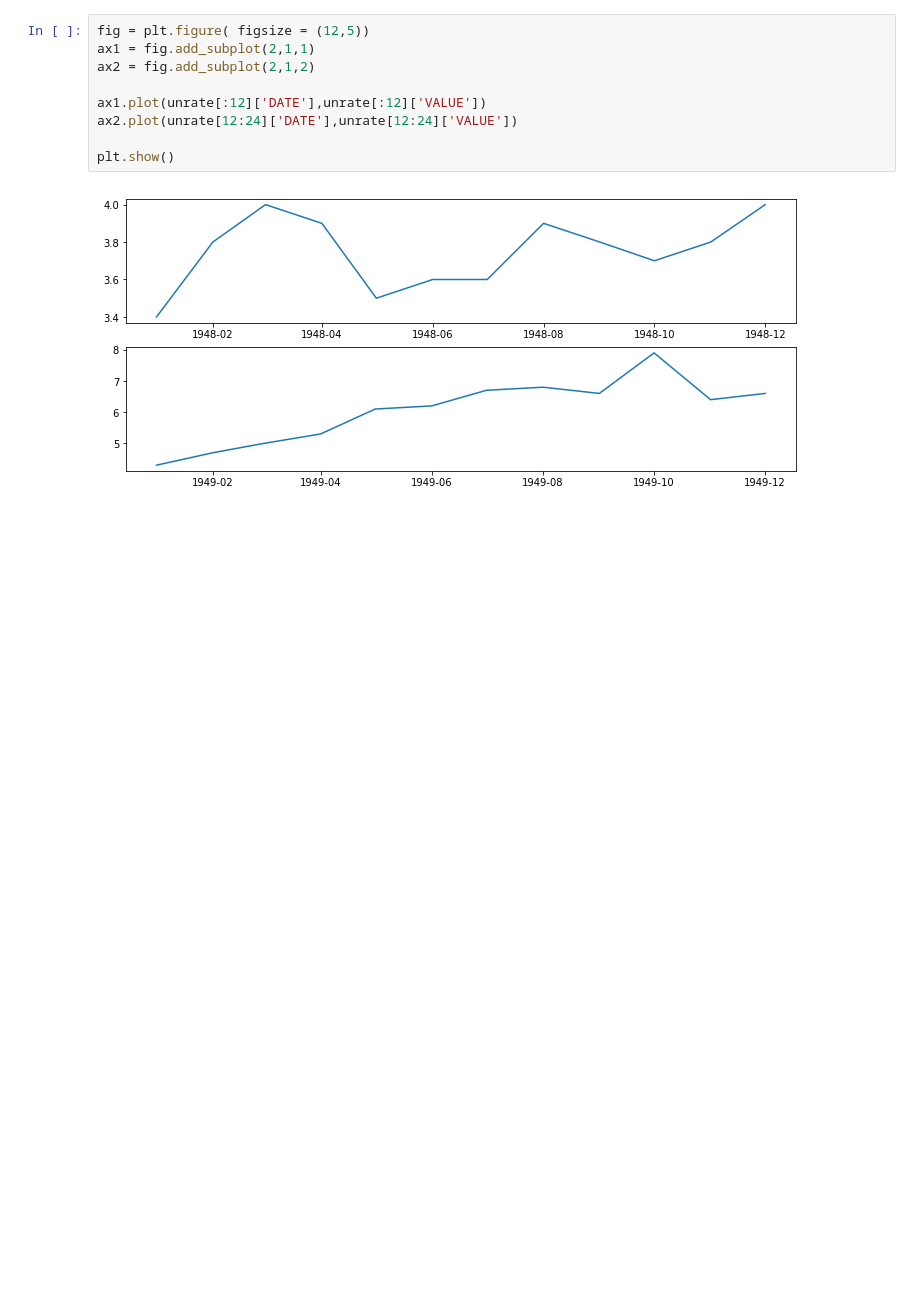
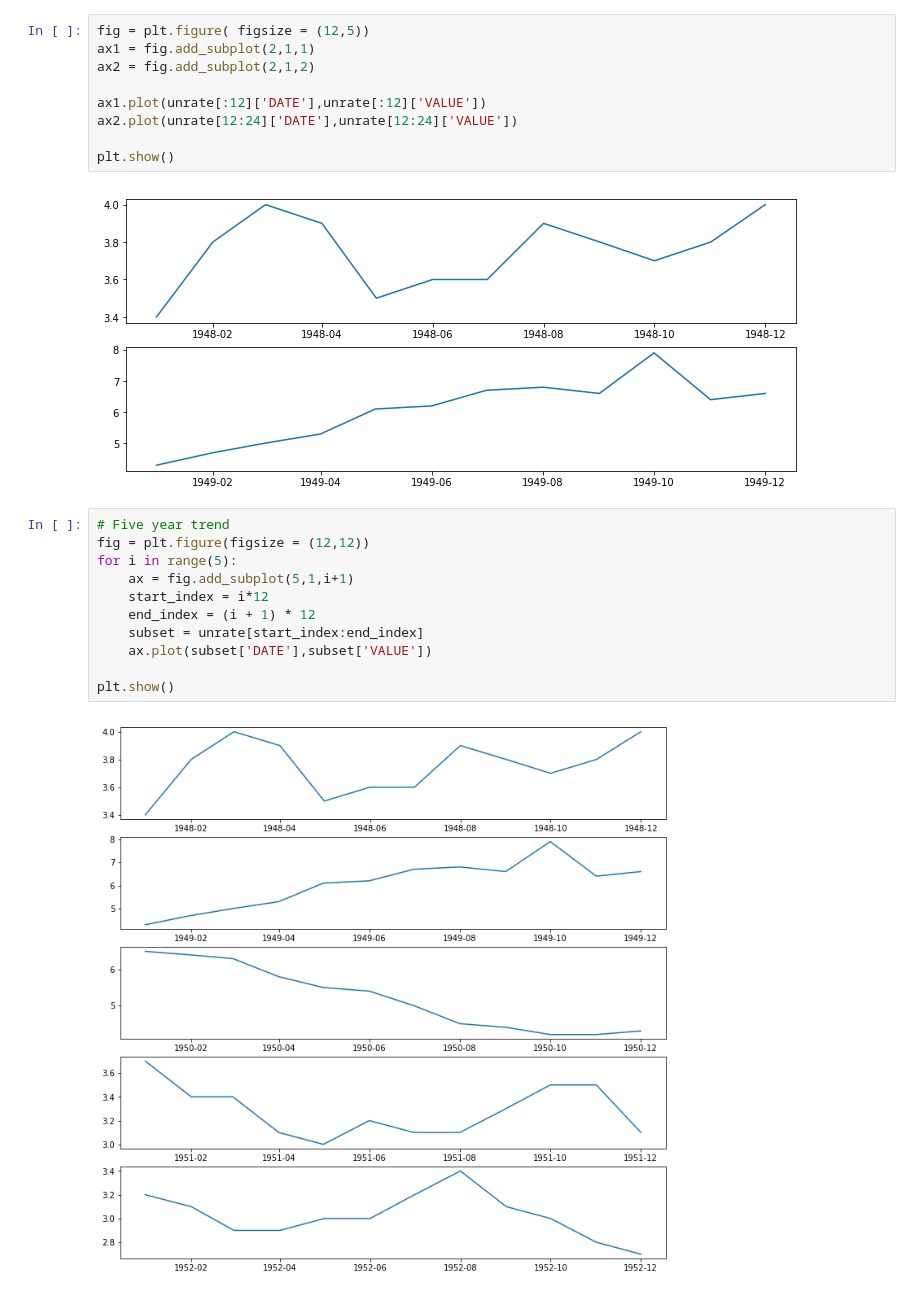
Before and after one commit to vaishujai/DataViz_with_Python, a Jupyter notebook: Unemployement Rate Analysis.ipynb, the cells around one changed output. Cells and saved outputs as stored; diff of their text form; blank space fills up the shorter version.

```diff
--- a/Unemployement Rate Analysis.ipynb
+++ b/Unemployement Rate Analysis.ipynb
@@ -43,3 +43,16 @@ ax2.plot(unrate[12:24]['DATE'],unrate[12:24]['VALUE'])
 plt.show()
 # %% [output]
 [figure]
+# %%
+# Five year trend
+fig = plt.figure(figsize = (12,12))
+for i in range(5):
+    ax = fig.add_subplot(5,1,i+1)
+    start_index = i*12
+    end_index = (i + 1) * 12
+    subset = unrate[start_index:end_index]
+    ax.plot(subset['DATE'],subset['VALUE'])
+
+plt.show()
+# %% [output]
+[figure, added]
```
Also changed, not shown: parts of 2 cells of this notebook.
